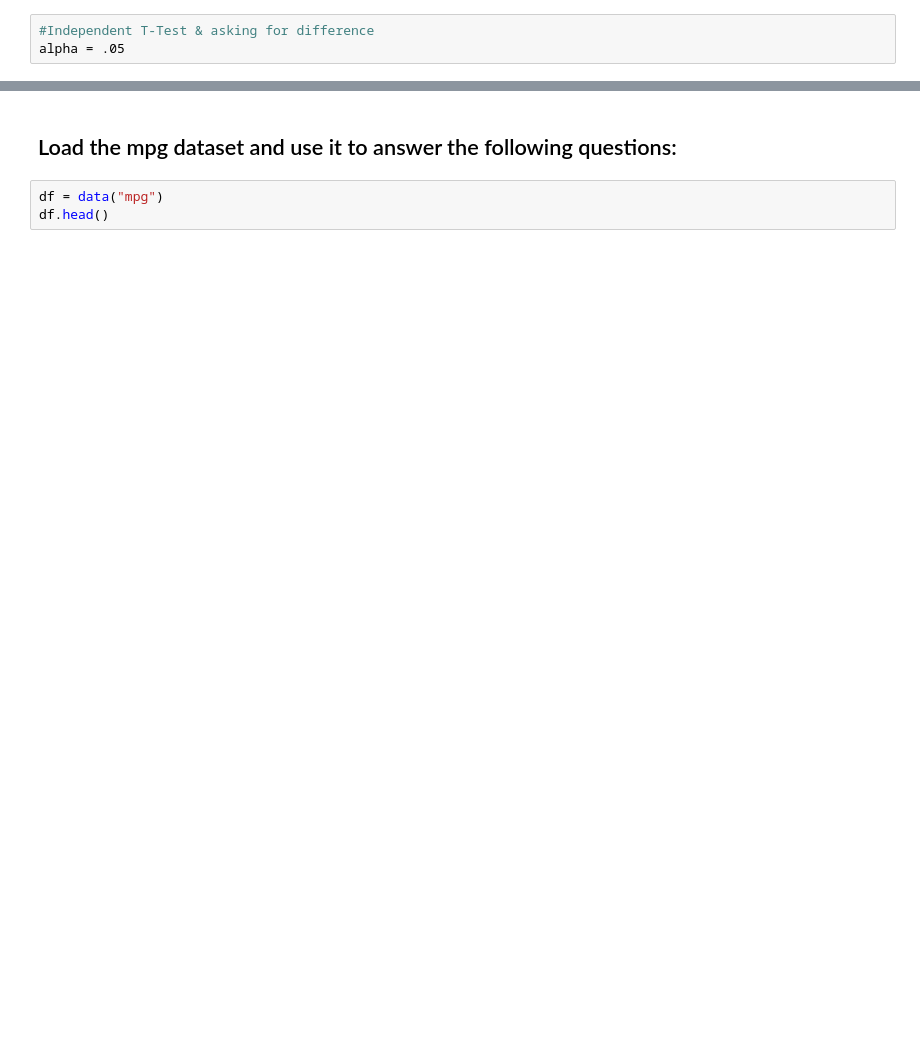
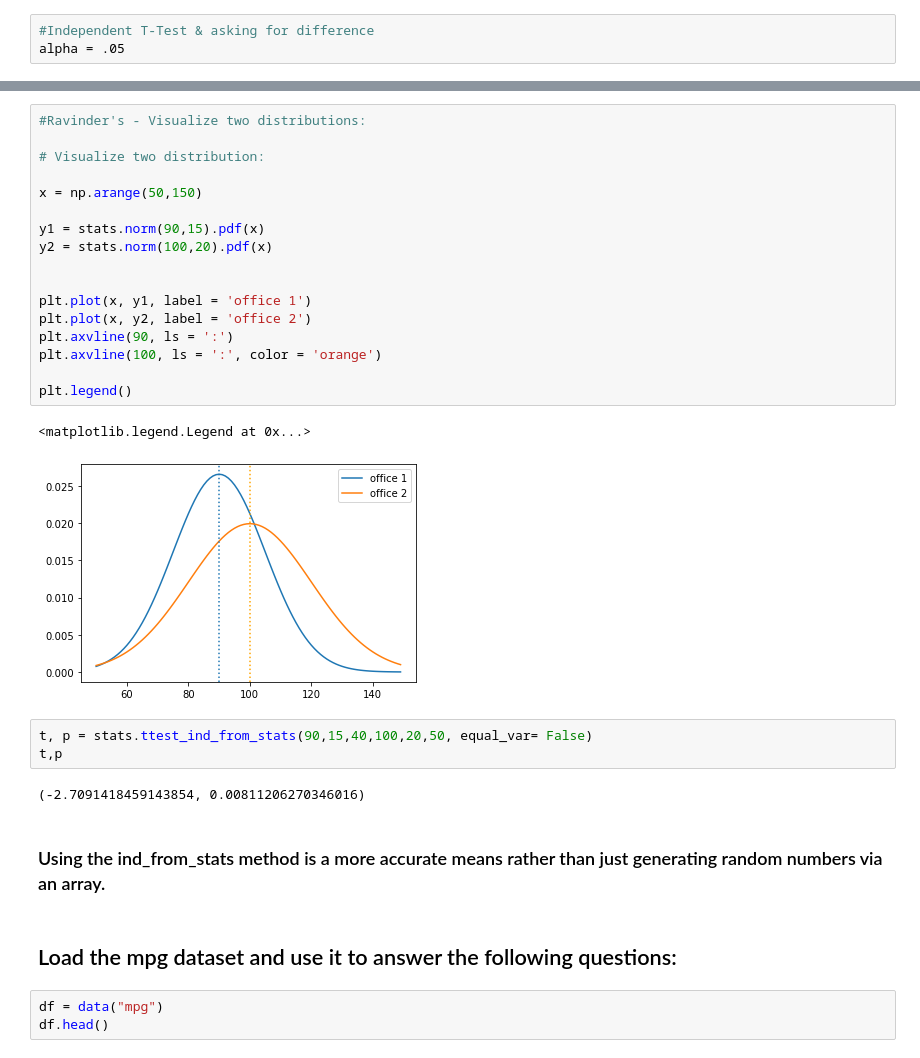
Before and after one commit to Daniel-Northcutt/statistics_exercises, a Jupyter notebook: hypothesis_testing.ipynb, the cells around one changed output, grey strips where cells are left out. Cells and saved outputs as stored; diff of their text form; blank space fills up the shorter version.

```diff
--- a/hypothesis_testing.ipynb
+++ b/hypothesis_testing.ipynb
@@ -89,3 +123,30 @@ p < alpha
+# %%
+#Ravinder's - Visualize two distributions:
+
+# Visualize two distribution:
+
+x = np.arange(50,150)
+
+y1 = stats.norm(90,15).pdf(x)
+y2 = stats.norm(100,20).pdf(x)
+
+
+plt.plot(x, y1, label = 'office 1')
+plt.plot(x, y2, label = 'office 2')
+plt.axvline(90, ls = ':')
+plt.axvline(100, ls = ':', color = 'orange')
+
+plt.legend()
+# %% [output]
+<matplotlib.legend.Legend at 0x...>
+[figure, added]
+# %%
+t, p = stats.ttest_ind_from_stats(90,15,40,100,20,50, equal_var= False)
+t,p
+# %% [output]
+(-2.7091418459143854, 0.00811206270346016)
+# %% [markdown]
+### Using the ind_from_stats method is a more accurate means rather than just generating random numbers via an array.
 # %% [markdown]
 ## Load the mpg dataset and use it to answer the following questions:
 # %%
```
Also changed, not shown: parts of 58 cells of this notebook.
